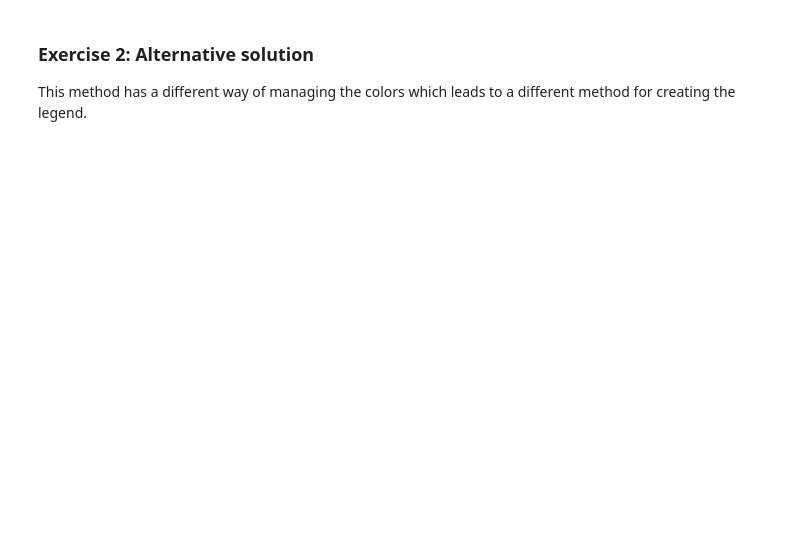
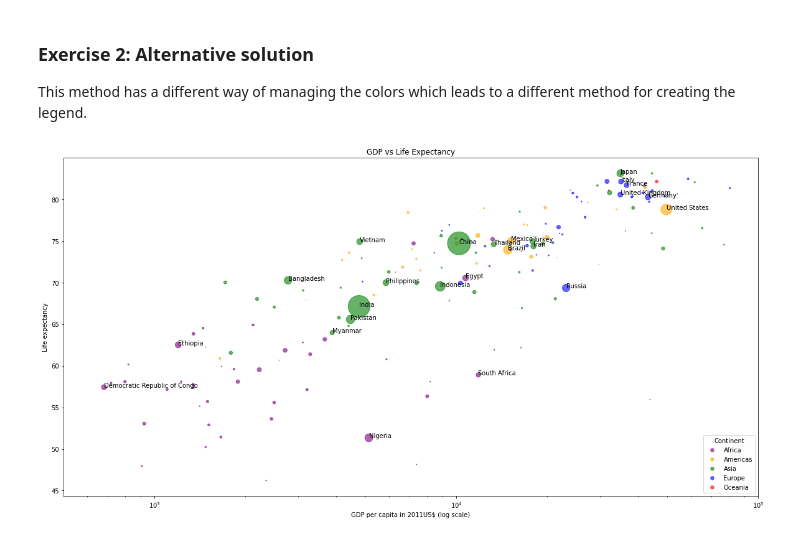
Before and after one commit to Digital-Education-Service/GMD01-PfDS-Noteable, a Jupyter notebook: Unit 4/4.3.5 Noteable — Matplotlib exercises 2.ipynb, the cells around one changed output. Cells and saved outputs as stored; diff of their text form; code cells hidden in the pictures; blank space fills up the shorter version.

```diff
--- a/Unit 4/4.3.5 Noteable — Matplotlib exercises 2.ipynb
+++ b/Unit 4/4.3.5 Noteable — Matplotlib exercises 2.ipynb
@@ -268,31 +308,33 @@ ax.set_title('GDP vs Life Expectancy')
 
 # plot each continent separately
 for cont, col in color_dict.items():
     num = len(df_comb[df_comb['continent']==cont]) # number of data items
     colors = [col]*num # list of the chosen color, length equal to number of data items
 
     ax.scatter(
         'GDP per capita in 2011US$',
         'Life expectancy',
         data = df_comb[df_comb['continent']==cont],
         s='Population millions',
         label=cont,
         c=colors,
         alpha=0.6
     )
 
 # create the legend
 leg = ax.legend(title='Continent',loc='lower right')
 
 # this is needed so that the icons in the legend all have the same size
 # discussion at https://stackoverflow.com/questions/24706125/setting-a-fixed-size-for-points-in-legend
-for handle in leg.legendHandles:
+for handle in leg.legend_handles:
     handle.set_sizes([30])
 
 # annotations
 for l, data in df_comb.iterrows():
     if data['Population'] > 50000000:
         ax.annotate(
             data['Entity'],
             (data['GDP per capita in 2011US$'], data['Life expectancy'])
         )
+# %% [output]
+[figure, added]
```
Also changed, not shown: parts of 8 cells of this notebook.
